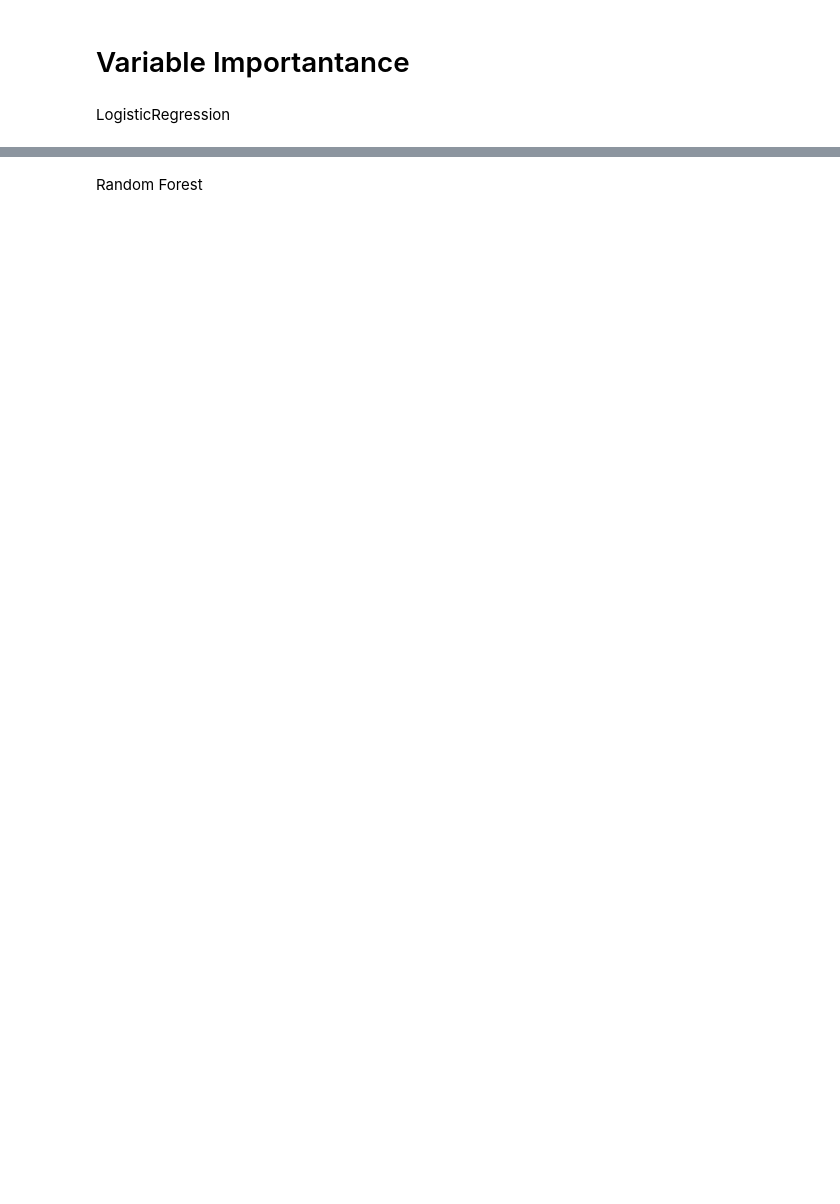
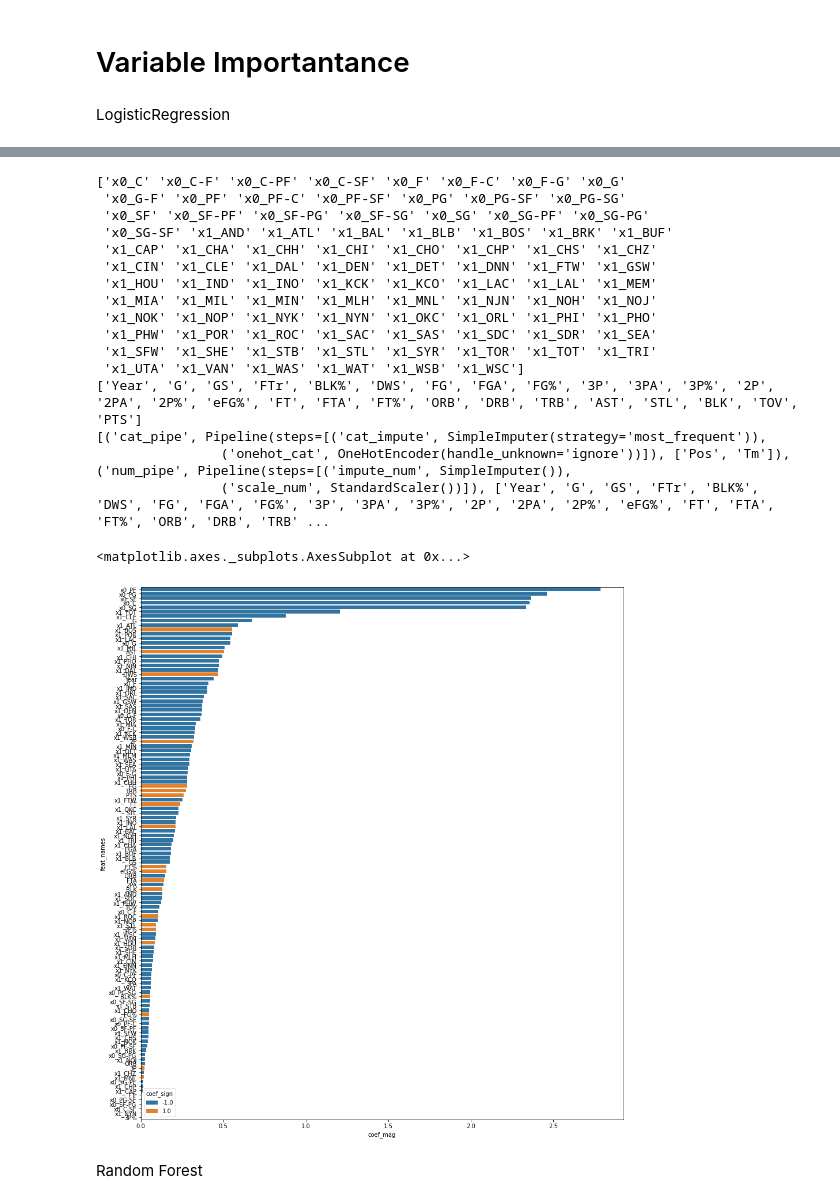
Before and after one commit to vanderbilt-ml/-51-assign05-BRay, a Jupyter notebook: Assignment05_bray_hof_template.ipynb, the cells around one changed output, grey strips where cells are left out. Cells and saved outputs as stored; diff of their text form; code cells hidden in the pictures; blank space fills up the shorter version.

```diff
--- a/Assignment05_bray_hof_template.ipynb
+++ b/Assignment05_bray_hof_template.ipynb
@@ -368,23 +479,41 @@ vip_lr
 # %%
 
 #get names in correct preproc order
-cat_names = grid_search_lr.best_estimator_.named_steps['preproc'].transformers_[0][1]
+cat_names = grid_search_lr.best_estimator_.named_steps['preproc'].transformers_[0][1].named_steps['onehot_cat'].get_feature_names_out()
 num_names = grid_search_lr.best_estimator_.named_steps['preproc'].transformers_[1][2]
-
 #create df with vip info
 print(cat_names)
 print(num_names)
 print(grid_search_lr.best_estimator_.named_steps['preproc'].transformers_)
 coef_info = pd.DataFrame({'feat_names':np.hstack([cat_names, num_names]), 'vip': vip_lr})
 
 #get sign and magnitude information
-#coef_info = coef_info.assign(coef_mag = abs(coef_info['vip']),
- #                            coef_sign = np.sign(coef_info['vip']))
+coef_info = coef_info.assign(coef_mag = abs(coef_info['vip']),
+                             coef_sign = np.sign(coef_info['vip']))
 
-#sort and plot
-#coef_info = coef_info.set_index('feat_names').sort_values(by='coef_mag', ascending=False)
-#plt.figure(figsize = (17,15))
-#sns.barplot(y=coef_info.index, x='coef_mag', hue='coef_sign', data=coef_info, orient='h', dodge=False)
+
+coef_info = coef_info.set_index('feat_names').sort_values(by='coef_mag', ascending=False)
+plt.figure(figsize = (15,17))
+sns.barplot(y=coef_info.index, x='coef_mag', hue='coef_sign', data=coef_info, orient='h', dodge=False)
+# %% [output]
+['x0_C' 'x0_C-F' 'x0_C-PF' 'x0_C-SF' 'x0_F' 'x0_F-C' 'x0_F-G' 'x0_G'
+ 'x0_G-F' 'x0_PF' 'x0_PF-C' 'x0_PF-SF' 'x0_PG' 'x0_PG-SF' 'x0_PG-SG'
+ 'x0_SF' 'x0_SF-PF' 'x0_SF-PG' 'x0_SF-SG' 'x0_SG' 'x0_SG-PF' 'x0_SG-PG'
+ 'x0_SG-SF' 'x1_AND' 'x1_ATL' 'x1_BAL' 'x1_BLB' 'x1_BOS' 'x1_BRK' 'x1_BUF'
+ 'x1_CAP' 'x1_CHA' 'x1_CHH' 'x1_CHI' 'x1_CHO' 'x1_CHP' 'x1_CHS' 'x1_CHZ'
+ 'x1_CIN' 'x1_CLE' 'x1_DAL' 'x1_DEN' 'x1_DET' 'x1_DNN' 'x1_FTW' 'x1_GSW'
+ 'x1_HOU' 'x1_IND' 'x1_INO' 'x1_KCK' 'x1_KCO' 'x1_LAC' 'x1_LAL' 'x1_MEM'
+ 'x1_MIA' 'x1_MIL' 'x1_MIN' 'x1_MLH' 'x1_MNL' 'x1_NJN' 'x1_NOH' 'x1_NOJ'
+ 'x1_NOK' 'x1_NOP' 'x1_NYK' 'x1_NYN' 'x1_OKC' 'x1_ORL' 'x1_PHI' 'x1_PHO'
+ 'x1_PHW' 'x1_POR' 'x1_ROC' 'x1_SAC' 'x1_SAS' 'x1_SDC' 'x1_SDR' 'x1_SEA'
+ 'x1_SFW' 'x1_SHE' 'x1_STB' 'x1_STL' 'x1_SYR' 'x1_TOR' 'x1_TOT' 'x1_TRI'
+ 'x1_UTA' 'x1_VAN' 'x1_WAS' 'x1_WAT' 'x1_WSB' 'x1_WSC']
+['Year', 'G', 'GS', 'FTr', 'BLK%', 'DWS', 'FG', 'FGA', 'FG%', '3P', '3PA', '3P%', '2P', '2PA', '2P%', 'eFG%', 'FT', 'FTA', 'FT%', 'ORB', 'DRB', 'TRB', 'AST', 'STL', 'BLK', 'TOV', 'PTS']
+[('cat_pipe', Pipeline(steps=[('cat_impute', SimpleImputer(strategy='most_frequent')),
+                ('onehot_cat', OneHotEncoder(handle_unknown='ignore'))]), ['Pos', 'Tm']), ('num_pipe', Pipeline(steps=[('impute_num', SimpleImputer()),
+                ('scale_num', StandardScaler())]), ['Year', 'G', 'GS', 'FTr', 'BLK%', 'DWS', 'FG', 'FGA', 'FG%', '3P', '3PA', '3P%', '2P', '2PA', '2P%', 'eFG%', 'FT', 'FTA', 'FT%', 'ORB', 'DRB', 'TRB' ...
+<matplotlib.axes._subplots.AxesSubplot at 0x...>
+[figure, added]
 # %% [markdown]
 Random Forest
 # %%
```
Also changed, not shown: parts of 26 cells of this notebook.
